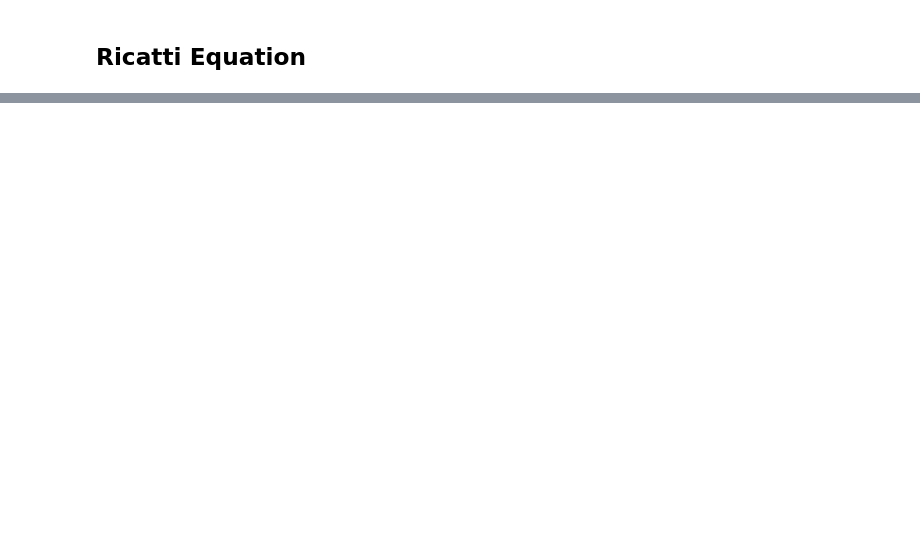
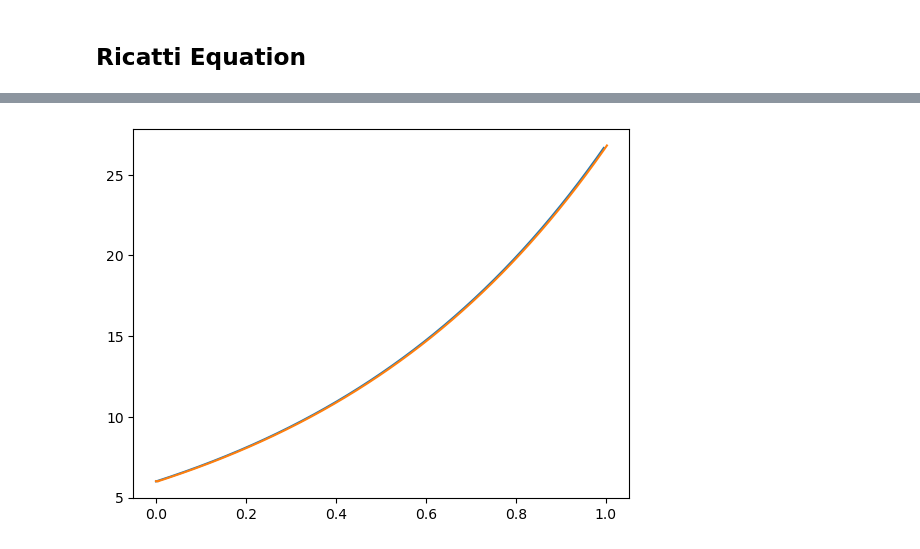
Before and after one commit to behradmoadeli/pfr_isothermal_recycle_delay_optimal, a Jupyter notebook: reports/BehradPaper.ipynb, the cells around one changed output, grey strips where cells are left out. Cells and saved outputs as stored; diff of their text form; code cells hidden in the pictures; blank space fills up the shorter version.

```diff
--- a/reports/BehradPaper.ipynb
+++ b/reports/BehradPaper.ipynb
@@ -586,14 +704,16 @@ phi[0] = np.ones_like(z_vec) * 6
 psi[0] = 10 - 4 * z_vec
 
 for j, t in enumerate(t_vec[1:], start=1):
-    u[j] = sum([k.iloc[i,0] * phi[j-1,i] + k.iloc[i,1] * psi[j-1,i] for i, z in enumerate(z_vec)])
-    phi[j, 1:-1] = [finite_dif_fun_1(phi[j-1, i:i+3], dz, dt, default_pars) for i, z in enumerate(z_vec[:-2])]
-    psi[j, :-1]  = [finite_dif_fun_2(psi[j-1, i:i+2], dz, dt, default_pars) for i, z in enumerate(z_vec[:-1])]
+    u[j] = sum([k.iloc[i,0] * phi[j-1,i] + k.iloc[i,1] * psi[j-1,i] for i in range(len(z_vec))])
+    phi[j, 1:-1] = [finite_dif_fun_1(phi[j-1, i:i+3], dz, dt, default_pars) for i in range(len(z_vec)-2)]
+    psi[j, :-1]  = [finite_dif_fun_2(psi[j-1, i:i+2], dz, dt, default_pars) for i in range(len(z_vec)-1)]
     phi[j, -1] = phi[j, -2]
     psi[j, -1] = phi[j, -2]
     phi[j, 0] = finite_dif_fun_3(phi[j, 1], psi[j,0], u[j], dz, default_pars)
 # %%
-plt.plot(t_vec, phi[:,-1])
-plt.plot(t_vec, psi[:,-1])
+plt.plot(t_vec, phi[:,-5])
+plt.plot(t_vec, psi[:,-5])
 plt.show()
+# %% [output]
+[figure, added]
 # %%
```
Also changed, not shown: parts of 21 cells of this notebook.
